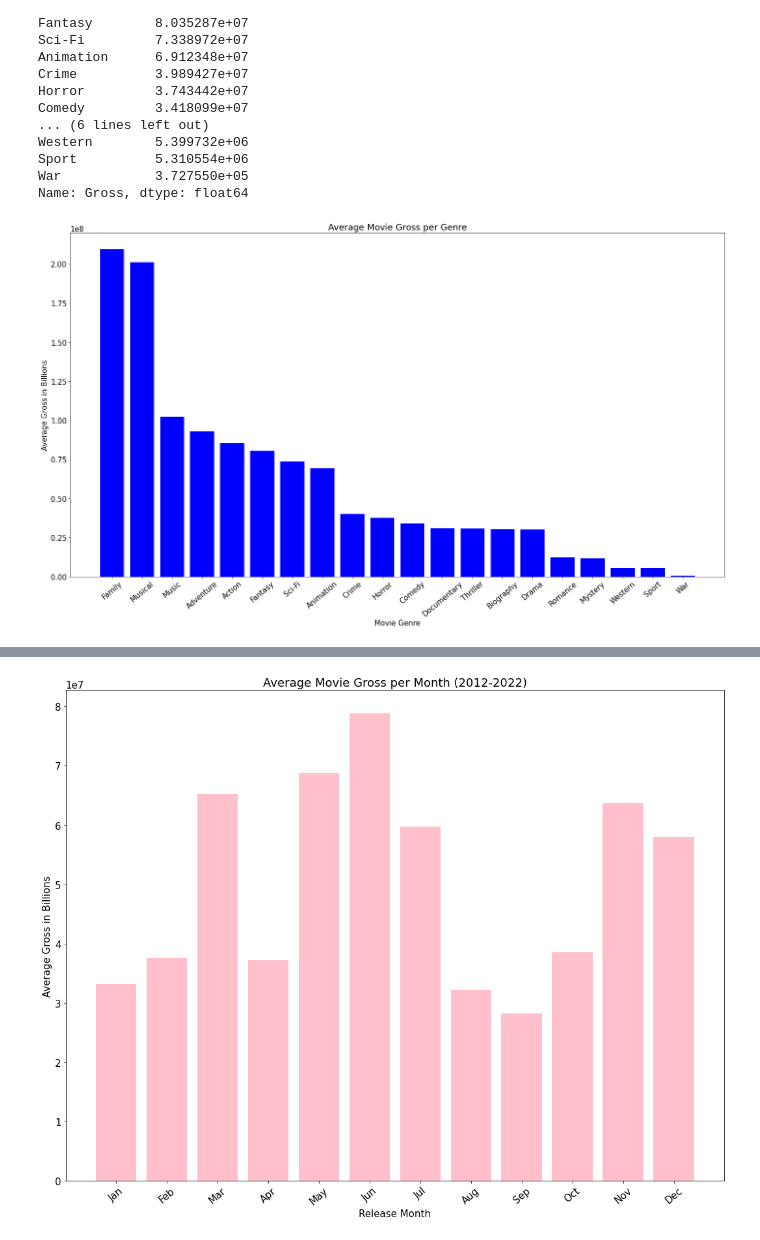
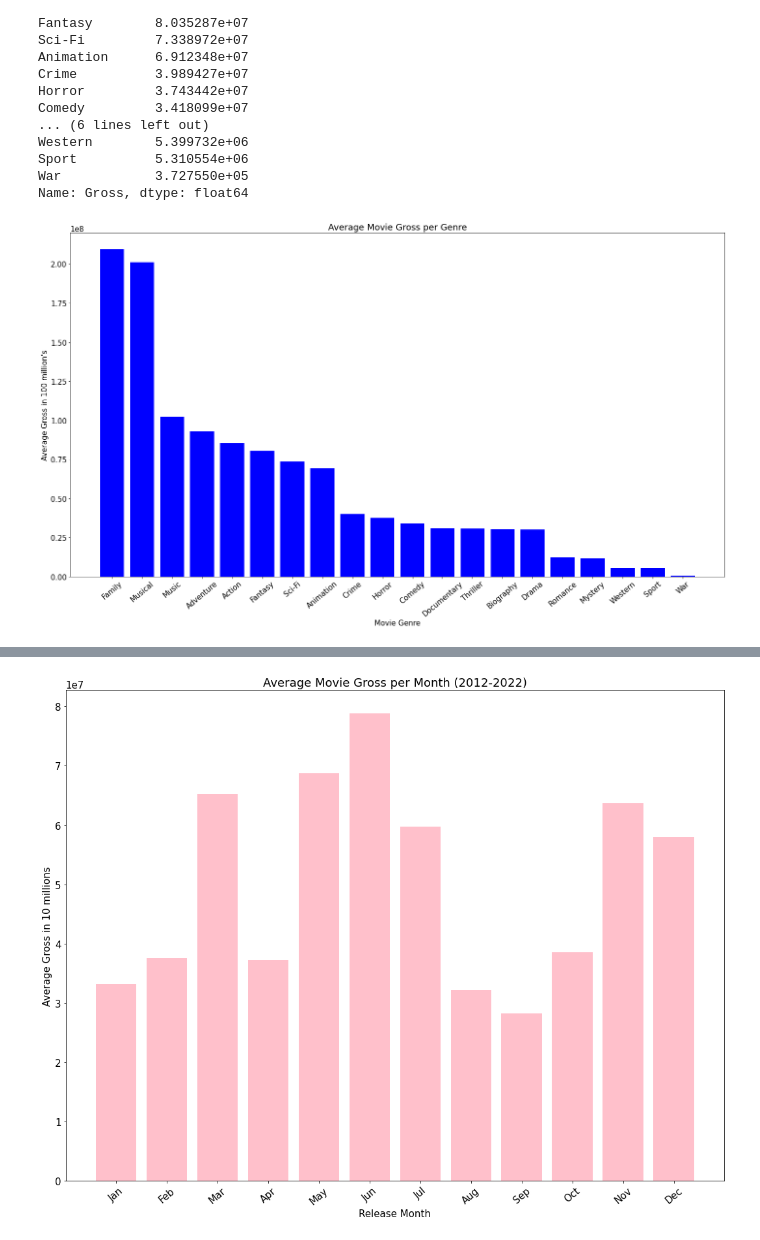
Before and after one commit to pedrov718/box_office_project, a Jupyter notebook: phase1_project.ipynb, the cells around one changed output, grey strips where cells are left out. Saved outputs shown, nothing was run; the diff lists cells and outputs as text; code cells hidden in the pictures.

```diff
--- a/phase1_project.ipynb
+++ b/phase1_project.ipynb
@@ -259,17 +259,17 @@ Name: Gross, dtype: float64
 # %%
 fig, ax = plt.subplots(figsize=(20,12))
 
 # sets up bar plot
 ax.bar(avg_per_genre.keys(), avg_per_genre, color = "blue")
 ax.set_xlabel('Movie Genre')
 ax.set_xticklabels(avg_per_genre.keys(), rotation=40)
-ax.set_ylabel('Average Gross in Billions')
+ax.set_ylabel("Average Gross in 100 million's")
 ax.set_title('Average Movie Gross per Genre')
 plt.rcParams.update({'font.size': 15})
 plt.tight_layout()
 plt.show();
 # %% [output]
-[figure, old version]
+[figure, new version]
 # %%
 movies_clean["release_month"] = movies_clean["Open"].apply(lambda x: x.strftime("%b"))
 
@@ -305,10 +305,10 @@ fig, ax = plt.subplots(figsize=(15,12))
 ax.bar(months, avg_gross_per_month, color = "pink")
 ax.set_xlabel('Release Month')
 ax.set_xticklabels(months, rotation=40)
-ax.set_ylabel('Average Gross in Billions')
+ax.set_ylabel('Average Gross in 10 millions')
 ax.set_title('Average Movie Gross per Month (2012-2022)')
 plt.rcParams.update({'font.size': 15})
 plt.tight_layout()
 plt.show();
 # %% [output]
-[figure, old version]
+[figure, new version]
```
Also changed, not shown: parts of 2 cells of this notebook.
